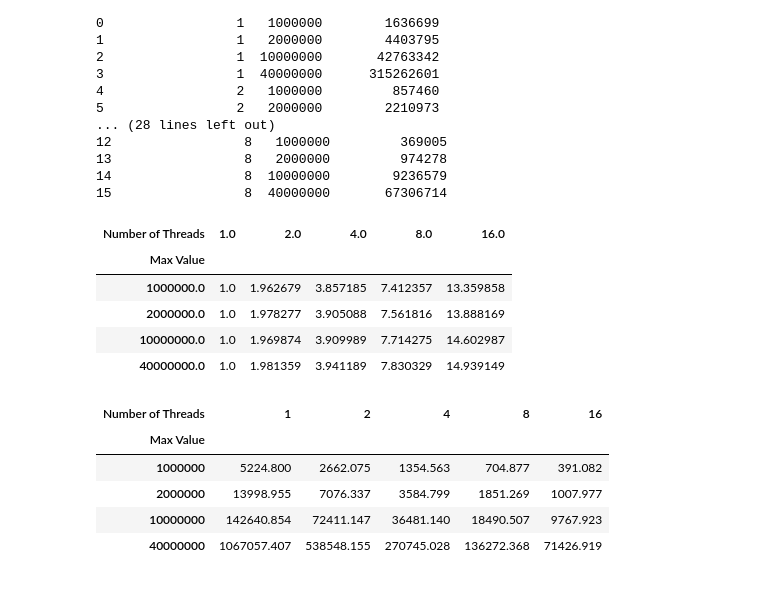
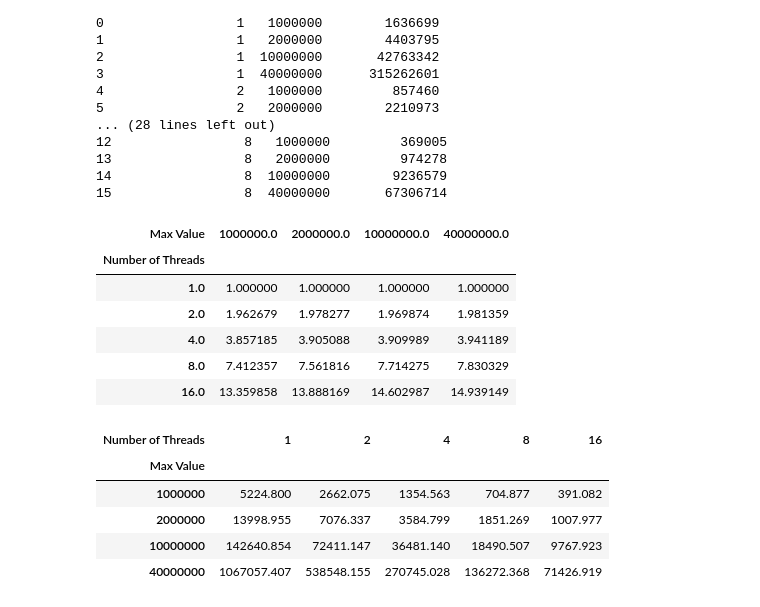
Before and after one commit to szogabaha/parallel2, a Jupyter notebook: ex2/statistics_for_ex2.ipynb, the cells around one changed output. Cells and saved outputs as stored; diff of their text form; code cells hidden in the pictures.

```diff
--- a/ex2/statistics_for_ex2.ipynb
+++ b/ex2/statistics_for_ex2.ipynb
@@ -40,24 +40,25 @@ return_values.to_csv("stdout.csv")
 # %%
 #Load csv, plot chart
 stdout = pd.read_csv("stdout.csv", index_col=0)
 stdout[EXC_TIME] = stdout[EXC_TIME] / 1000 # µs to ms
 
 speedups = pd.DataFrame(columns=[NTHREADS, MAX_VALUE, SPEEDUP])
 
 for max in [1000000, 2000000, 10000000, 40000000]:
     t1 = stdout[(stdout[MAX_VALUE] == max)&(stdout[NTHREADS] == 1)][EXC_TIME].iloc[0]
     for i, record in stdout[(stdout[MAX_VALUE] == max)].iterrows():
         speedups = speedups.append({NTHREADS: record[NTHREADS], MAX_VALUE: max, SPEEDUP: t1 / record[EXC_TIME]}, ignore_index=True)
 
-data = speedups.pivot(MAX_VALUE, NTHREADS, SPEEDUP)
+data = speedups.pivot(NTHREADS, MAX_VALUE, SPEEDUP)
 data
 # %% [output]
-| Number of Threads | 1.0 | 2.0 | 4.0 | 8.0 | 16.0 |
-| Max Value |  |  |  |  |  |
-| 1000000.0 | 1.0 | 1.962679 | 3.857185 | 7.412357 | 13.359858 |
-| 2000000.0 | 1.0 | 1.978277 | 3.905088 | 7.561816 | 13.888169 |
-| 10000000.0 | 1.0 | 1.969874 | 3.909989 | 7.714275 | 14.602987 |
-| 40000000.0 | 1.0 | 1.981359 | 3.941189 | 7.830329 | 14.939149 |
+| Max Value | 1000000.0 | 2000000.0 | 10000000.0 | 40000000.0 |
+| Number of Threads |  |  |  |  |
+| 1.0 | 1.000000 | 1.000000 | 1.000000 | 1.000000 |
+| 2.0 | 1.962679 | 1.978277 | 1.969874 | 1.981359 |
+| 4.0 | 3.857185 | 3.905088 | 3.909989 | 3.941189 |
+| 8.0 | 7.412357 | 7.561816 | 7.714275 | 7.830329 |
+| 16.0 | 13.359858 | 13.888169 | 14.602987 | 14.939149 |
 # %%
 stdpivot = stdout.pivot(MAX_VALUE, NTHREADS, EXC_TIME)
 stdpivot
```
Also changed, not shown: parts of 1 cell of this notebook, 1 other file.
